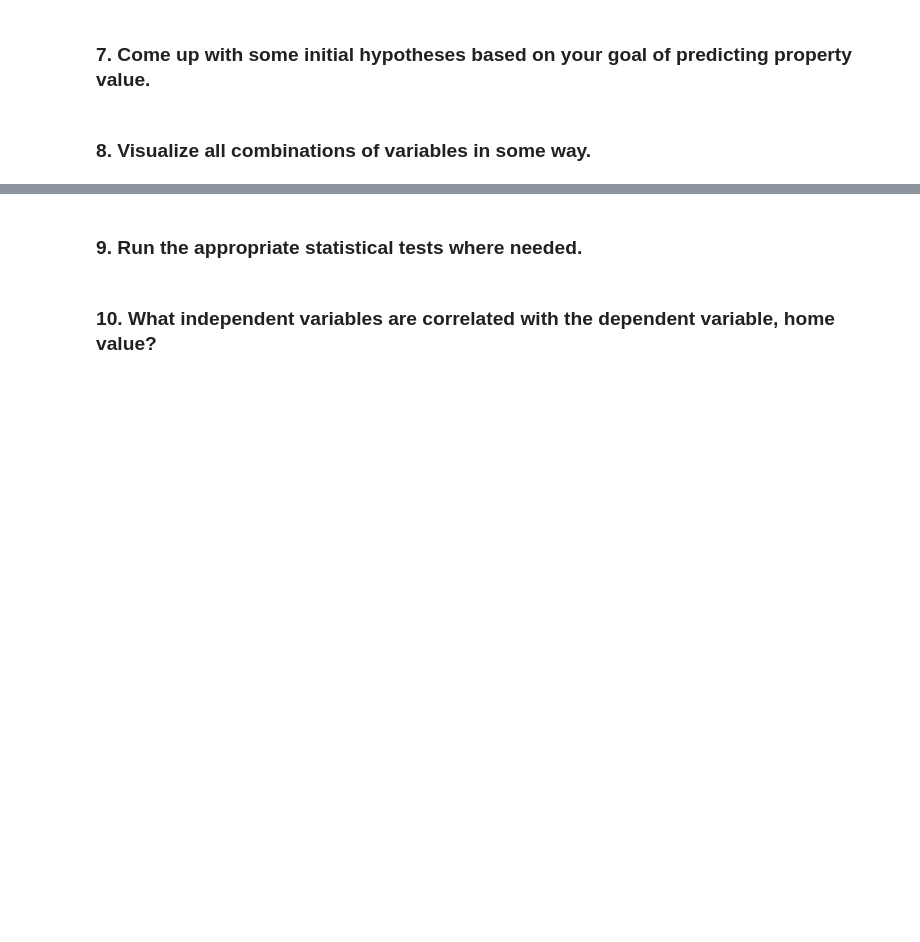
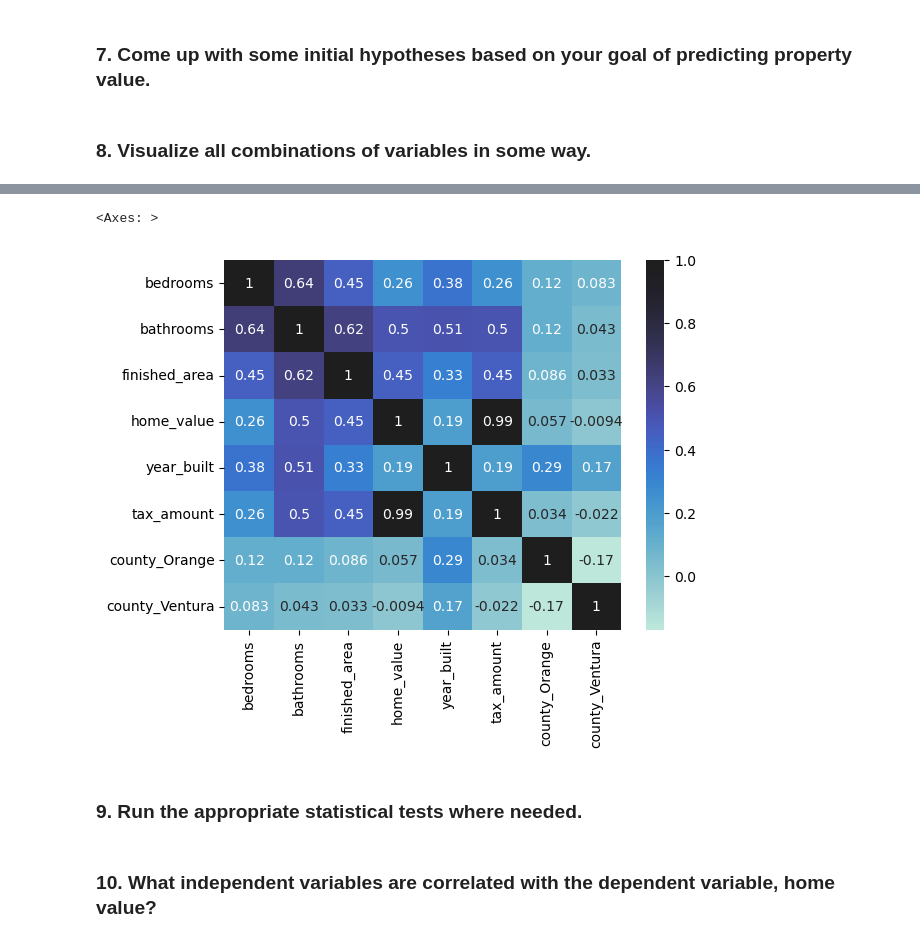
Before and after one commit to Joshua-Click/regression-exercises, a Jupyter notebook: explore.ipynb, the cells around one changed output, grey strips where cells are left out. Drawn from its saved outputs; the diff is of its cells as text; code cells hidden in the pictures; blank space fills up the shorter version.

```diff
--- a/explore.ipynb
+++ b/explore.ipynb
@@ -192,3 +192,9 @@ Refer to above
 # property value
 # %% [markdown]
 ### 8. Visualize all combinations of variables in some way.
+# %%
+# create dummy list to get rid of categoricals for heat map
+dummy_list = ['county']
+dummy_df = pd.get_dummies(train[dummy_list], dtype=int, drop_first=True)
+# %%
+train = pd.concat([train, dummy_df], axis=1)
@@ -194,0 +208,3 @@ Refer to above
+# %%
+cols_to_drop = ['county', 'cat_bedrooms', 'cat_bathrooms', 'decade']
+train = train.drop(columns=cols_to_drop)
@@ -195,3 +220,9 @@ Refer to above
+# %%
+
+sns.heatmap(train.corr(), annot=True, center=1)
+# %% [output]
+<Axes: >
+[figure, added]
 # %% [markdown]
 ### 9. Run the appropriate statistical tests where needed.
 # %% [markdown]
```
Also changed, not shown: parts of 13 cells of this notebook, 1 other file.
